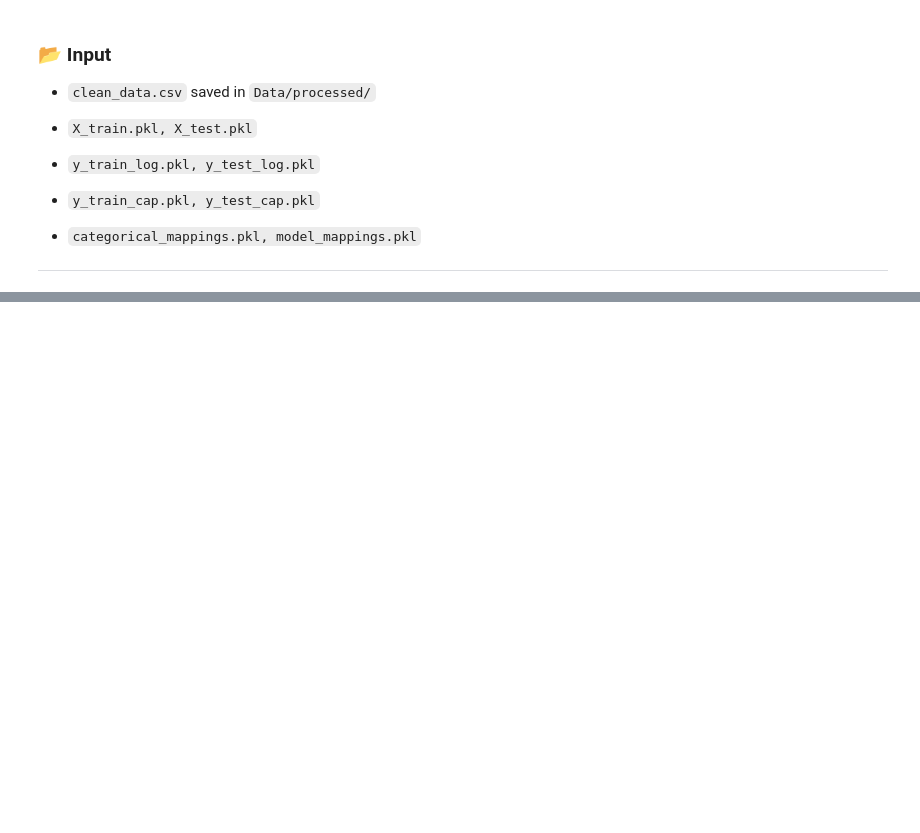
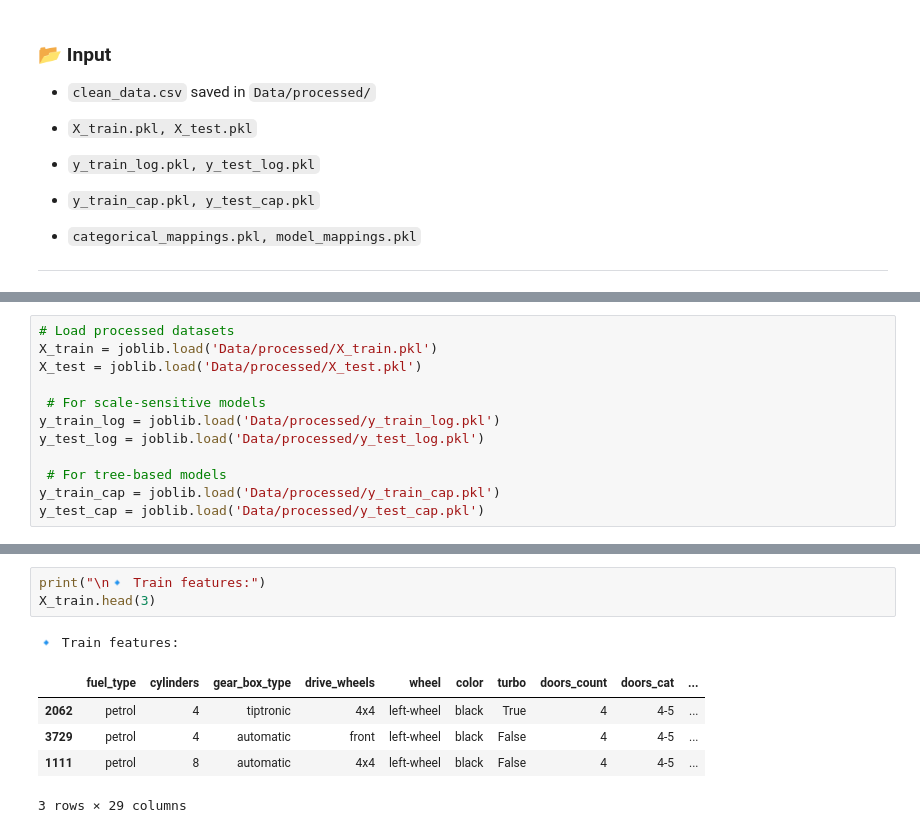
Before and after one commit to Mithula-cbw/Car-Price-Prediction, a Jupyter notebook: notebooks/Group_11_05_Modeling_and_Evaluation.ipynb, the cells around one changed output, grey strips where cells are left out. Cells and saved outputs as stored; diff of their text form; blank space fills up the shorter version.

```diff
--- a/notebooks/Group_11_05_Modeling_and_Evaluation.ipynb
+++ b/notebooks/Group_11_05_Modeling_and_Evaluation.ipynb
@@ -71,0 +90,12 @@ from sklearn.metrics import mean_squared_error, mean_absolute_error, r2_score
+# %%
+# Load processed datasets
+X_train = joblib.load('Data/processed/X_train.pkl')
+X_test = joblib.load('Data/processed/X_test.pkl')
+
+ # For scale-sensitive models
+y_train_log = joblib.load('Data/processed/y_train_log.pkl')
+y_test_log = joblib.load('Data/processed/y_test_log.pkl')
+
+ # For tree-based models
+y_train_cap = joblib.load('Data/processed/y_train_cap.pkl')
+y_test_cap = joblib.load('Data/processed/y_test_cap.pkl')
@@ -71,0 +118,10 @@ from sklearn.metrics import mean_squared_error, mean_absolute_error, r2_score
+# %%
+print("\n🔹 Train features:")
+X_train.head(3)
+# %% [output]
+🔹 Train features:
+|  | fuel_type | cylinders | gear_box_type | drive_wheels | wheel | color | turbo | doors_count | doors_cat | ... |
+| 2062 | petrol | 4 | tiptronic | 4x4 | left-wheel | black | True | 4 | 4-5 | ... |
+| 3729 | petrol | 4 | automatic | front | left-wheel | black | False | 4 | 4-5 | ... |
+| 1111 | petrol | 8 | automatic | 4x4 | left-wheel | black | False | 4 | 4-5 | ... |
+3 rows × 29 columns
```
Also changed, not shown: parts of 39 cells of this notebook, 1 other file.
